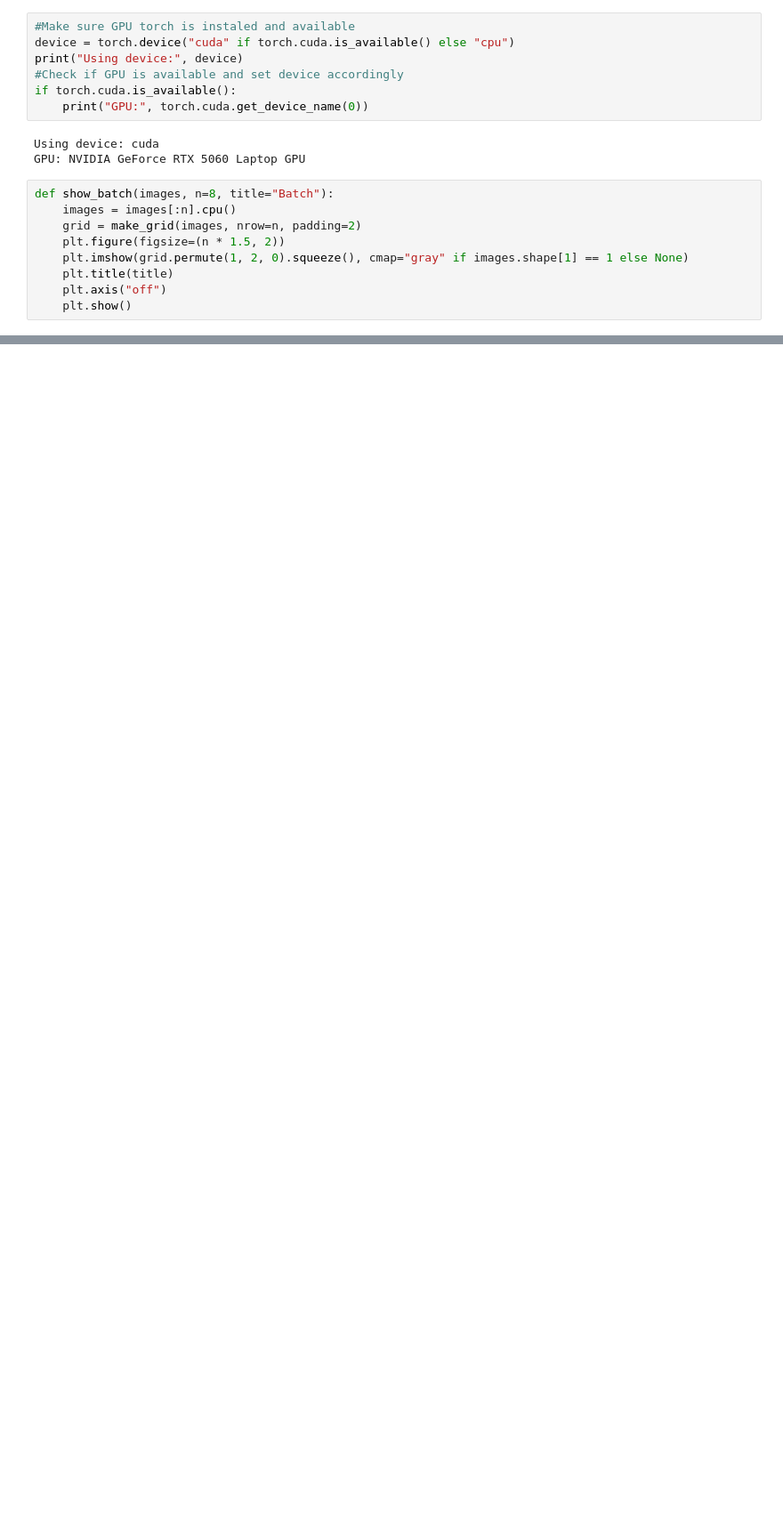
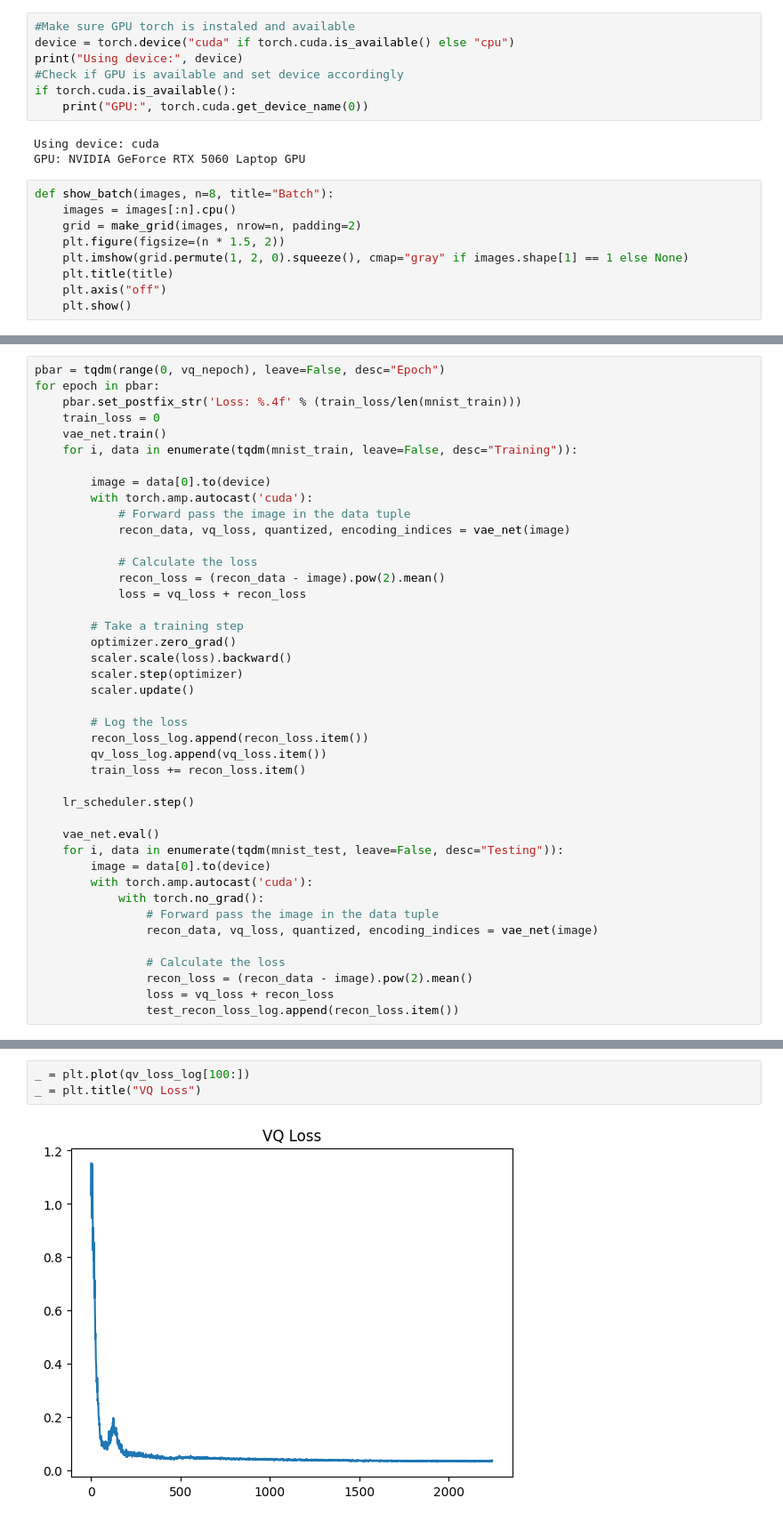
Before and after one commit to ArnarDJ/MLBAssignment2, a Jupyter notebook: MLBAssignment2.ipynb, the cells around one changed output, grey strips where cells are left out. Shown at 89% size. Saved outputs shown, nothing was run; the diff lists cells and outputs as text; blank space fills up the shorter version.

```diff
--- a/MLBAssignment2.ipynb
+++ b/MLBAssignment2.ipynb
@@ -98,0 +150,42 @@ this is a test
+# %%
+pbar = tqdm(range(0, vq_nepoch), leave=False, desc="Epoch")
+for epoch in pbar:
+    pbar.set_postfix_str('Loss: %.4f' % (train_loss/len(mnist_train)))
+    train_loss = 0
+    vae_net.train()
+    for i, data in enumerate(tqdm(mnist_train, leave=False, desc="Training")):
+
+        image = data[0].to(device)
+        with torch.amp.autocast('cuda'):
+            # Forward pass the image in the data tuple
+            recon_data, vq_loss, quantized, encoding_indices = vae_net(image)
+
+            # Calculate the loss
+            recon_loss = (recon_data - image).pow(2).mean()
+            loss = vq_loss + recon_loss
+
+        # Take a training step
+        optimizer.zero_grad()
+        scaler.scale(loss).backward()
+        scaler.step(optimizer)
+        scaler.update()
+
+        # Log the loss
+        recon_loss_log.append(recon_loss.item())
+        qv_loss_log.append(vq_loss.item())
+        train_loss += recon_loss.item()
+
+    lr_scheduler.step()
+
+    vae_net.eval()
+    for i, data in enumerate(tqdm(mnist_test, leave=False, desc="Testing")):
+        image = data[0].to(device)
+        with torch.amp.autocast('cuda'):
+            with torch.no_grad():
+                # Forward pass the image in the data tuple
+                recon_data, vq_loss, quantized, encoding_indices = vae_net(image)
+
+                # Calculate the loss
+                recon_loss = (recon_data - image).pow(2).mean()
+                loss = vq_loss + recon_loss
+                test_recon_loss_log.append(recon_loss.item())
@@ -98,0 +201,5 @@ this is a test
+# %%
+_ = plt.plot(qv_loss_log[100:])
+_ = plt.title("VQ Loss")
+# %% [output]
+[figure, added]
```
Also changed, not shown: parts of 17 cells of this notebook, 1 other file.
